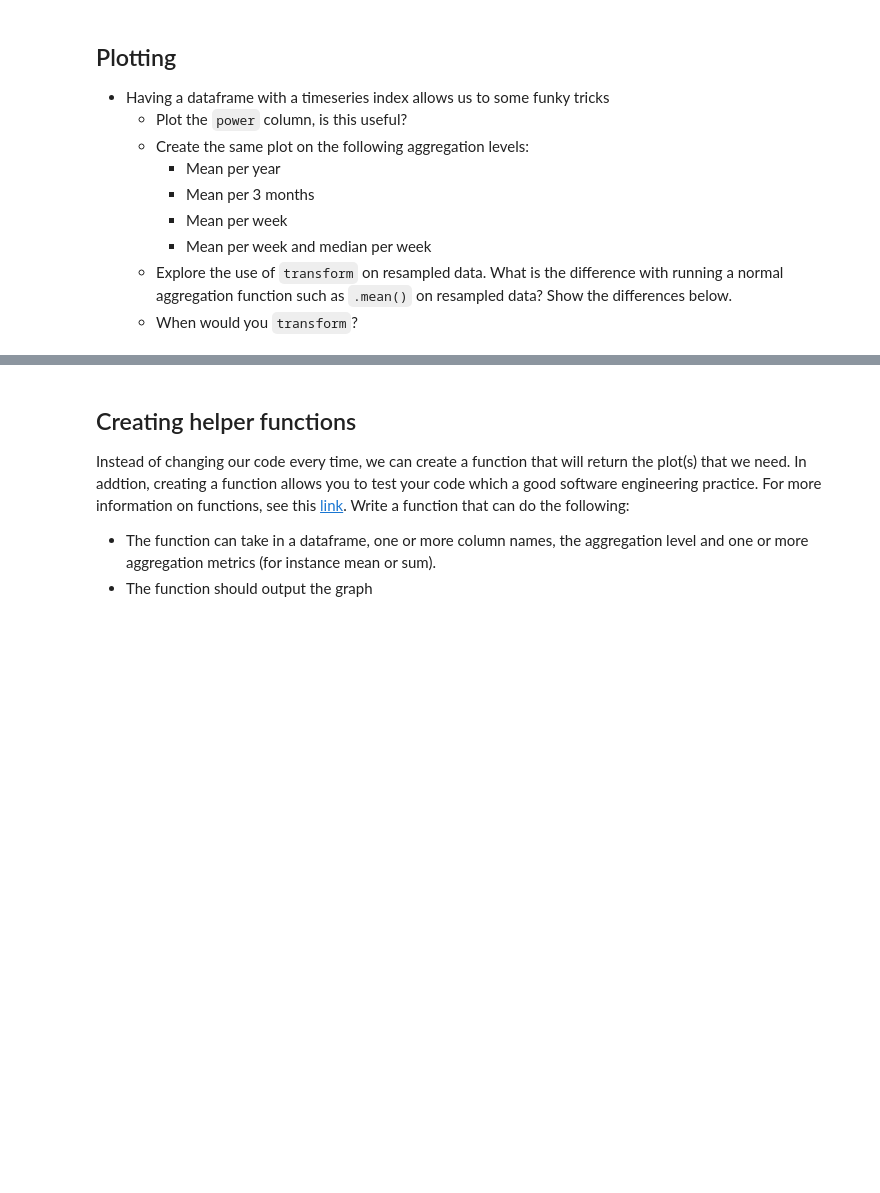
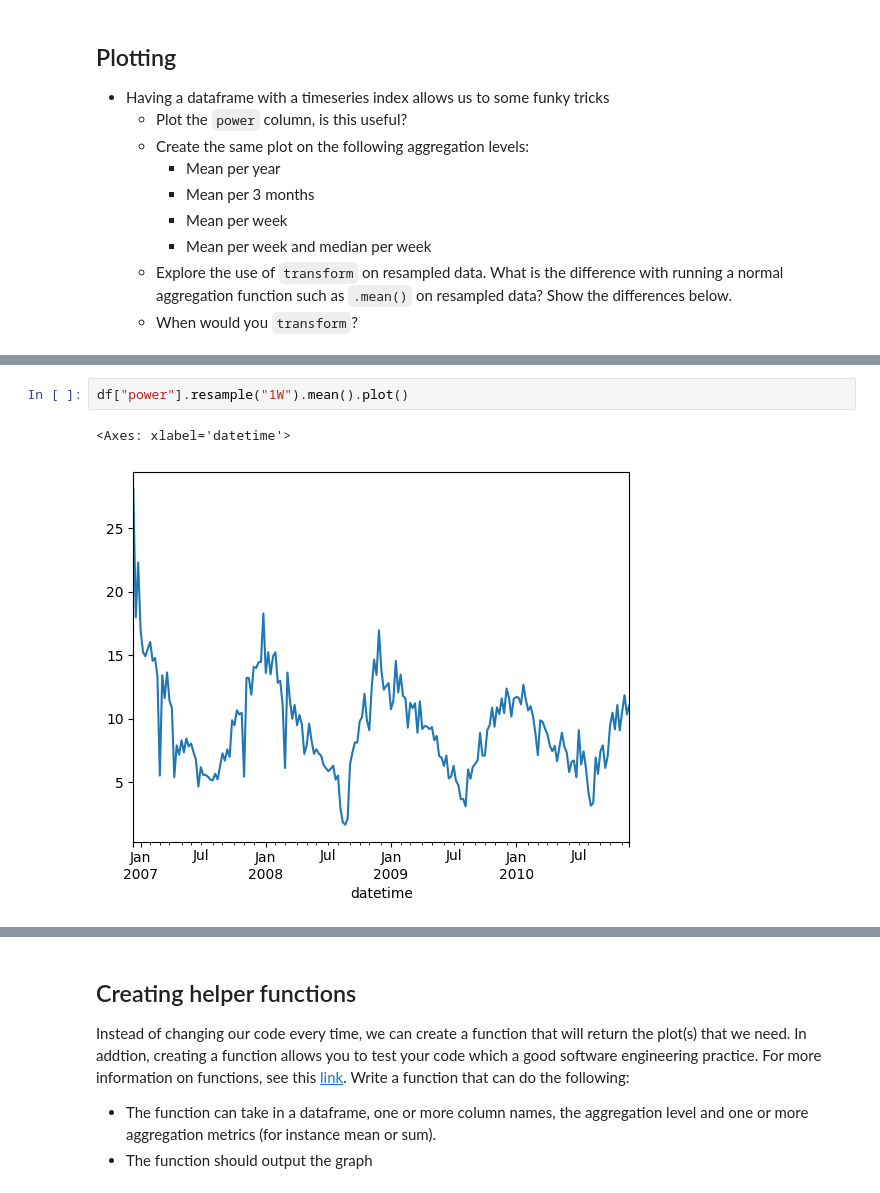
Before and after one commit to JelmerOffenberg/datamind-python, a Jupyter notebook: notebooks/2-data-analysis.ipynb, the cells around one changed output, grey strips where cells are left out. Cells and saved outputs as stored; diff of their text form; blank space fills up the shorter version.

```diff
--- a/notebooks/2-data-analysis.ipynb
+++ b/notebooks/2-data-analysis.ipynb
@@ -87,0 +291,5 @@ In this section we'll combine some data wrangling with data exploration.
+# %%
+df["power"].resample("1W").mean().plot()
+# %% [output]
+<Axes: xlabel='datetime'>
+[figure, added]
```
Also changed, not shown: parts of 32 cells of this notebook.
